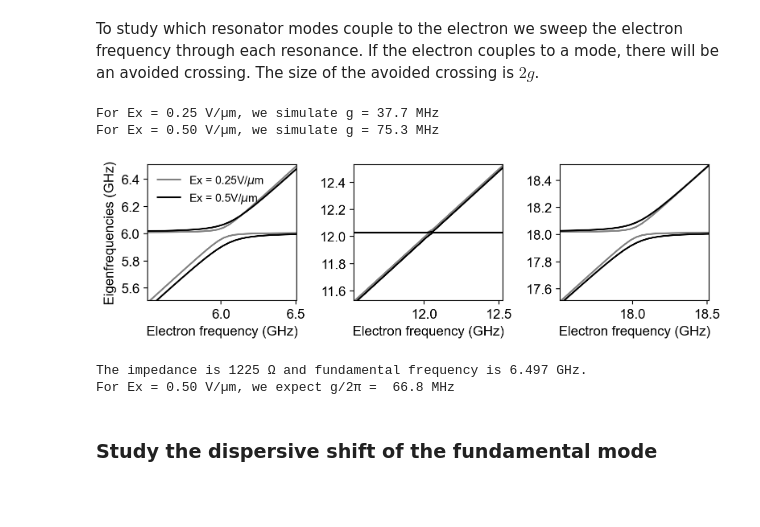
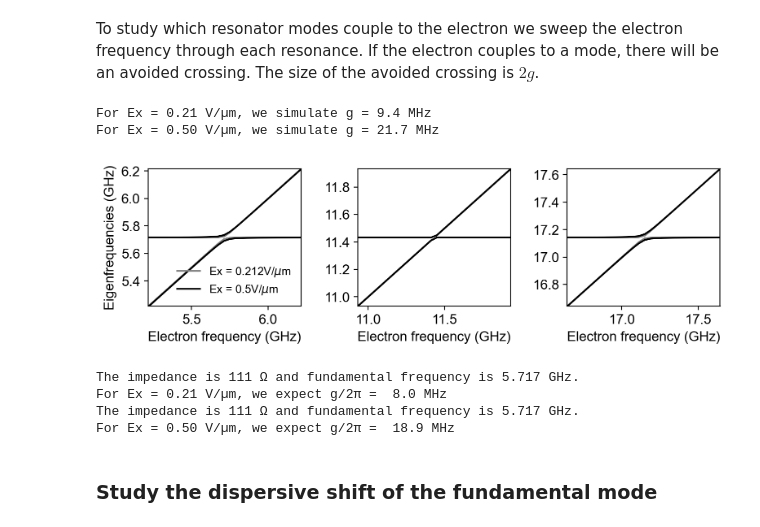
Before and after one commit to gkoolstra/quantum_electron, a Jupyter notebook: examples/97_transmission_line.ipynb, the cells around one changed output. Saved outputs shown, nothing was run; the diff lists cells and outputs as text; code cells hidden in the pictures; blank space fills up the shorter version.

```diff
--- a/examples/97_transmission_line.ipynb
+++ b/examples/97_transmission_line.ipynb
@@ -1027,13 +1027,13 @@ max_modes = 6
 eigenfrequencies = np.zeros((len(electron_freqs), max_modes))
 fig, ax = plt.subplots(1, 3, figsize=(8., 2.5))
 
-for Ex, color in zip([0.25e6, 0.50e6], ['gray', 'black']):
+for Ex, color in zip([0.212e6, 0.50e6], ['gray', 'black']):
 
     params = {"dx_um" : 20,
               "total_length_mm" : 2,
               "C_dot_fF" : 0.02,
-              "L_total_nH" : np.pi*35,
-              "C_total_fF" : np.pi*20,
+              "L_total_nH" : np.pi*3.1,
+              "C_total_fF" : np.pi*250,
               "omega_e" : np.nan,
               "alpha_a_prime" : Ex,
               "alpha_b_prime" : -Ex}
@@ -1049,36 +1049,36 @@ for Ex, color in zip([0.25e6, 0.50e6], ['gray', 'black']):
     for k in range(0,2):
         label = "" if k == 0 else f"Ex = {Ex/1e6}V/$\mu$m"
         ax[0].plot(electron_freqs/1e9, eigenfrequencies[:, k]/1e9, color=color, label=label)
         ax[0].set_ylim(electron_freqs.min()/1e9, electron_freqs.max()/1e9)
 
     ax[0].legend(loc=0, frameon=False, prop={"size" : 10})
 
     # Estimate g from the minimum distance.
     print(f"For Ex = {Ex/1e6:0.2f} V/µm, we simulate g = {0.5 * np.min(eigenfrequencies[:, 1] - eigenfrequencies[:, 0]) / 1e6 :.1f} MHz")
 
     for k in range(6):
         label = "" if k == 0 else f"Ex = {Ex/1e6}V/$\mu$m"
         ax[1].plot(electron_freqs/1e9, eigenfrequencies[:, k]/1e9, color=color, label=label)
 
     for k in range(6):
         label = "" if k == 0 else f"Ex = {Ex/1e6}V/$\mu$m"
         ax[2].plot(electron_freqs/1e9, eigenfrequencies[:, k]/1e9, color=color, label=label)
 
     bare_freqs = eigenfrequencies[-1, :3]
     for k in range(3):
         ax[k].set_xlabel("Electron frequency (GHz)")
 
         zoom = 1e9
         ax[k].set_xlim((bare_freqs[k] - zoom/2)/1e9, (bare_freqs[k] + zoom/2)/1e9)
         ax[k].set_ylim((bare_freqs[k] - zoom/2)/1e9, (bare_freqs[k] + zoom/2)/1e9)
 
     ax[0].set_ylabel("Eigenfrequencies (GHz)")
 
     fig.tight_layout()
 # %% [output]
-For Ex = 0.25 V/µm, we simulate g = 37.7 MHz
-For Ex = 0.50 V/µm, we simulate g = 75.3 MHz
+For Ex = 0.21 V/µm, we simulate g = 9.4 MHz
+For Ex = 0.50 V/µm, we simulate g = 21.7 MHz
-[figure, old version]
+[figure, new version]
 # %%
 unit_cells = params['total_length_mm'] / (params['dx_um'] * 1e-3)
 dx = params['dx_um'] * 1e-6
@@ -1088,11 +1088,15 @@ C_l = params['C_total_fF'] * 1e-15 / unit_cells
 Z0_diff = np.sqrt(params['L_total_nH'] * 1e-9 / (1e-15 * params['C_total_fF']))
 f0_diff = 1/(2*params['total_length_mm'] * 1e-3) * 1 / np.sqrt(L_l * C_l / dx / dx)
 
-print(f"The impedance is {Z0_diff:.0f} Ω and fundamental frequency is {f0_diff/1e9:.3f} GHz.")
-print(f"For Ex = {Ex/1e6:0.2f} V/µm, we expect g/2π = {1e-6 * np.sqrt(2) * 0.5 * q_e * Ex * np.sqrt(Z0_diff * 2 * np.pi * f0_diff / m_e) / (2 * np.pi) : .1f} MHz")
+for Ex in [0.212e6, 0.50e6]:
+    Ex_tilde = np.sqrt(2) * (0.5 * Ex -- 0.5 * Ex)
+    print(f"The impedance is {Z0_diff:.0f} Ω and fundamental frequency is {f0_diff/1e9:.3f} GHz.")
+    print(f"For Ex = {Ex/1e6:0.2f} V/µm, we expect g/2π = {1e-6 * 0.5 * q_e * Ex_tilde * np.sqrt(Z0_diff * 2 * np.pi * f0_diff / m_e) / (2 * np.pi) : .1f} MHz")
 # %% [output]
-The impedance is 1225 Ω and fundamental frequency is 6.497 GHz.
-For Ex = 0.50 V/µm, we expect g/2π =  66.8 MHz
+The impedance is 111 Ω and fundamental frequency is 5.717 GHz.
+For Ex = 0.21 V/µm, we expect g/2π =  8.0 MHz
+The impedance is 111 Ω and fundamental frequency is 5.717 GHz.
+For Ex = 0.50 V/µm, we expect g/2π =  18.9 MHz
 # %% [markdown]
 ### Study the dispersive shift of the fundamental mode
 # %% [markdown]
```
Also changed, not shown: parts of 5 cells of this notebook, 1 other file.
